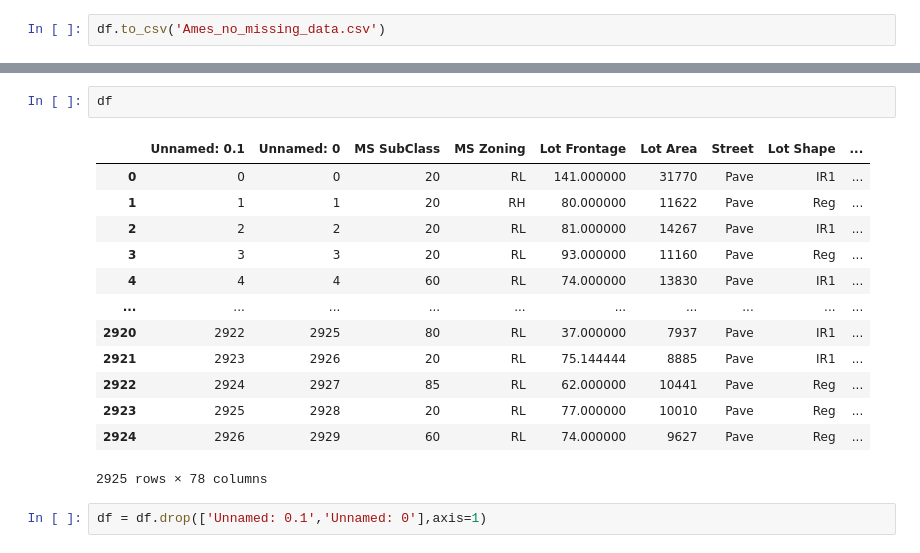
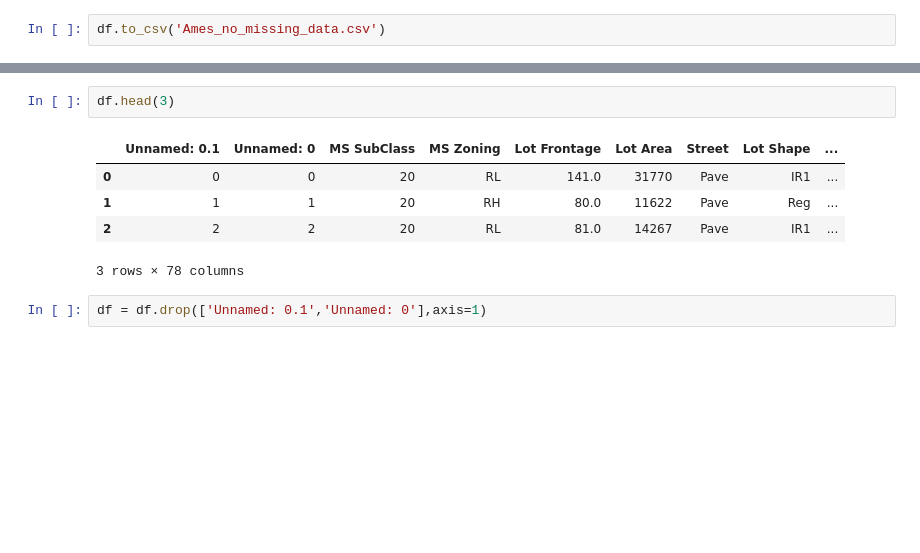
Before and after one commit to MelanieP31/Project_ML_HousePrice, a Jupyter notebook: Udemy - ML/LR_FeatureEng.ipynb, the cells around one changed output, grey strips where cells are left out. Drawn from its saved outputs; the diff is of its cells as text; blank space fills up the shorter version.

```diff
--- a/Udemy - ML/LR_FeatureEng.ipynb
+++ b/Udemy - ML/LR_FeatureEng.ipynb
@@ -373,19 +377,11 @@ TypeError: read_csv() got an unexpected keyword argument 'index'
 # %%
-df
+df.head(3)
 # %% [output]
 |  | Unnamed: 0.1 | Unnamed: 0 | MS SubClass | MS Zoning | Lot Frontage | Lot Area | Street | Lot Shape | ... |
-| 0 | 0 | 0 | 20 | RL | 141.000000 | 31770 | Pave | IR1 | ... |
-| 1 | 1 | 1 | 20 | RH | 80.000000 | 11622 | Pave | Reg | ... |
-| 2 | 2 | 2 | 20 | RL | 81.000000 | 14267 | Pave | IR1 | ... |
-| 3 | 3 | 3 | 20 | RL | 93.000000 | 11160 | Pave | Reg | ... |
-| 4 | 4 | 4 | 60 | RL | 74.000000 | 13830 | Pave | IR1 | ... |
-| ... | ... | ... | ... | ... | ... | ... | ... | ... | ... |
-| 2920 | 2922 | 2925 | 80 | RL | 37.000000 | 7937 | Pave | IR1 | ... |
-| 2921 | 2923 | 2926 | 20 | RL | 75.144444 | 8885 | Pave | IR1 | ... |
-| 2922 | 2924 | 2927 | 85 | RL | 62.000000 | 10441 | Pave | Reg | ... |
-| 2923 | 2925 | 2928 | 20 | RL | 77.000000 | 10010 | Pave | Reg | ... |
-| 2924 | 2926 | 2929 | 60 | RL | 74.000000 | 9627 | Pave | Reg | ... |
+| 0 | 0 | 0 | 20 | RL | 141.0 | 31770 | Pave | IR1 | ... |
+| 1 | 1 | 1 | 20 | RH | 80.0 | 11622 | Pave | Reg | ... |
+| 2 | 2 | 2 | 20 | RL | 81.0 | 14267 | Pave | IR1 | ... |
-2925 rows × 78 columns
+3 rows × 78 columns
 # %%
 df = df.drop(['Unnamed: 0.1','Unnamed: 0'],axis=1)
 # %%
```
Also changed, not shown: parts of 40 cells of this notebook, 2 other files.
